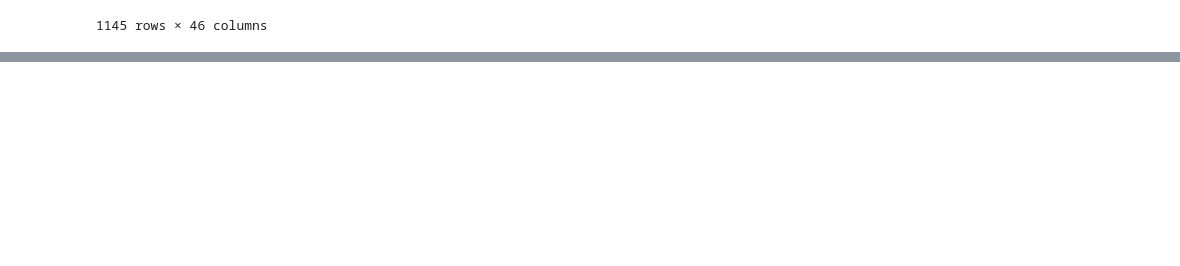
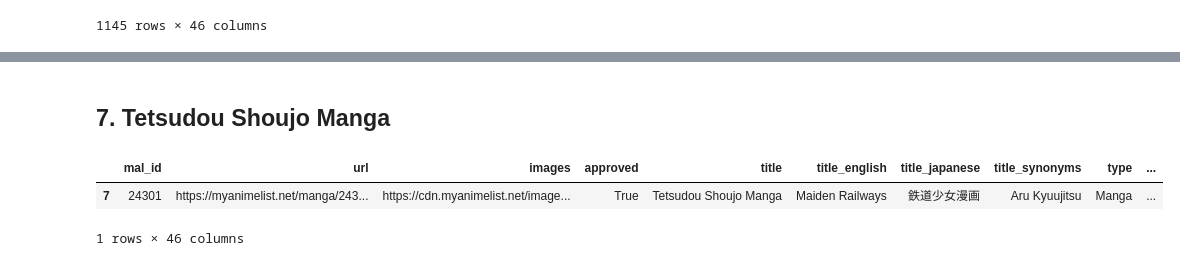
Before and after one commit to windymega/kamilulusadab4, a Jupyter notebook: Farda_Windy.ipynb, the cells around one changed output, grey strips where cells are left out. Drawn from its saved outputs; the diff is of its cells as text; code cells hidden in the pictures; blank space fills up the shorter version.

```diff
--- a/Farda_Windy.ipynb
+++ b/Farda_Windy.ipynb
@@ -809,0 +856,46 @@ df5 #gaada yang sama
+# %% [markdown]
+## 7. Tetsudou Shoujo Manga
+# %%
+endpoint_get7 = 'https://api.jikan.moe/v4/manga?q=Tetsudou Shoujo Manga'
+r7 = requests.get(endpoint_get7)
+r7.json()
+
+df7 = r7.json()['data']
+data7 = pd.DataFrame(df7)
+
+dat7 = data7['images']
+
+def image_pull(text):
+    jpg = text['jpg']
+    image = jpg['image_url']
+    return image
+
+data7['images'] = data7['images'].apply(lambda x: image_pull(x))
+
+# explode all columns with lists of dicts
+df7 = data7.explode("titles").reset_index().drop("index",1).explode("authors").reset_index().drop("index",1)\
+        .explode("serializations").reset_index().drop("index",1).explode("genres").reset_index().drop("index",1)\
+        .explode("themes").reset_index().drop("index",1).explode("demographics").reset_index().drop("index",1)\
+        .explode("title_synonyms").reset_index().drop("index",1)
+
+# list of columns with dicts
+cols_to_normalize7 = ['titles', 'authors','serializations','genres','themes','demographics']
+
+# if there are keys, which will become column names, overlap with excising column names
+# add the current column name as a prefix
+normalized7 = list()
+for col in cols_to_normalize7:
+    d = pd.json_normalize(df7[col].dropna())
+    d.columns = [f'{col}_{v}' for v in d.columns]
+    normalized7.append(d.copy())
+
+# combine df with the normalized columns
+df7 = pd.concat([df7] + normalized7, axis=1).drop(columns=cols_to_normalize7)
+
+data7 = pd.DataFrame(df7.iloc[7,:])
+data7 = np.transpose(data7)
+data7
+# %% [output]
+|  | mal_id | url | images | approved | title | title_english | title_japanese | title_synonyms | type | ... |
+| 7 | 24301 | https://myanimelist.net/manga/243... | https://cdn.myanimelist.net/image... | True | Tetsudou Shoujo Manga | Maiden Railways | 鉄道少女漫画 | Aru Kyuujitsu | Manga | ... |
+1 rows × 46 columns
```
Also changed, not shown: parts of 13 cells of this notebook, 1 other file.
